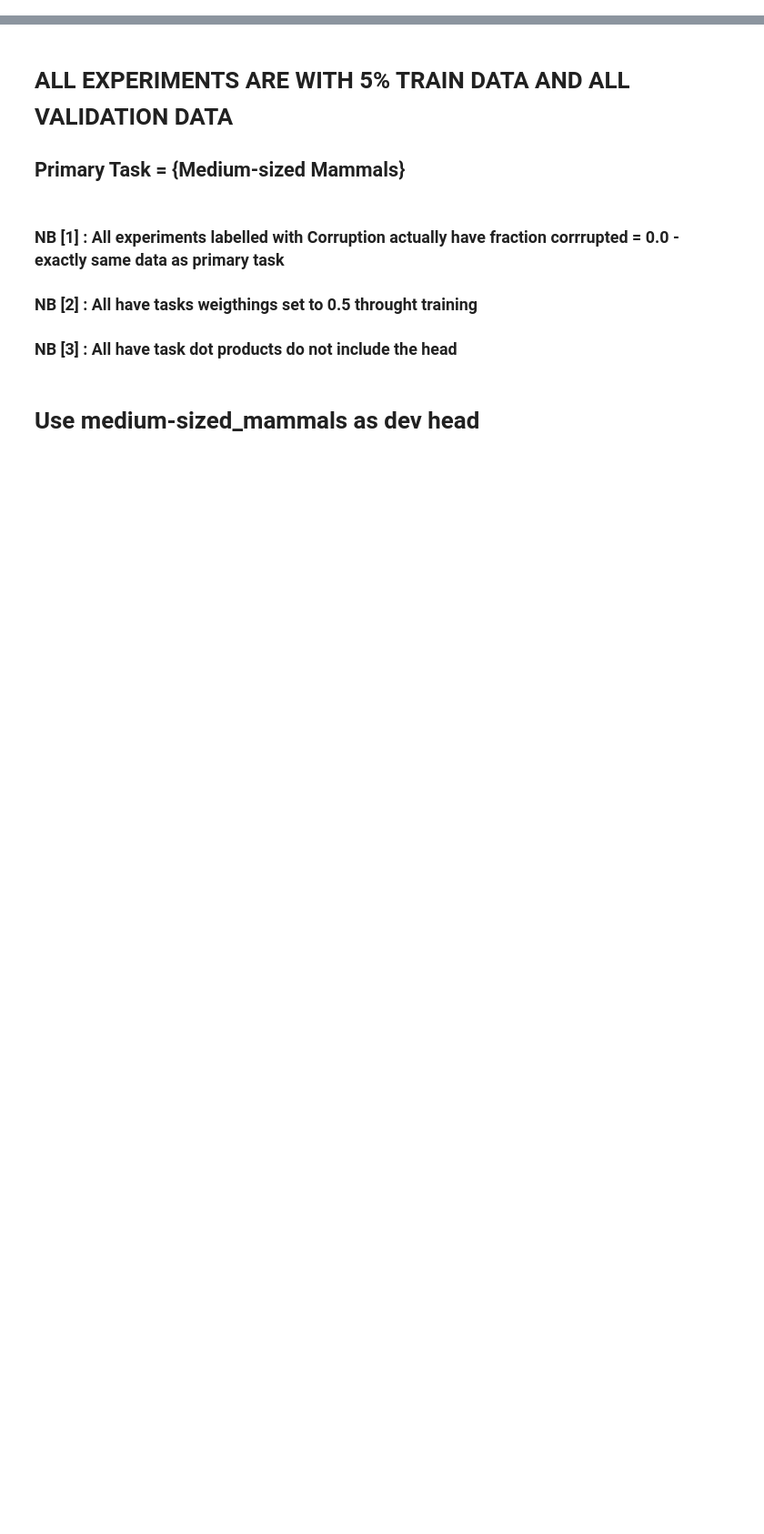
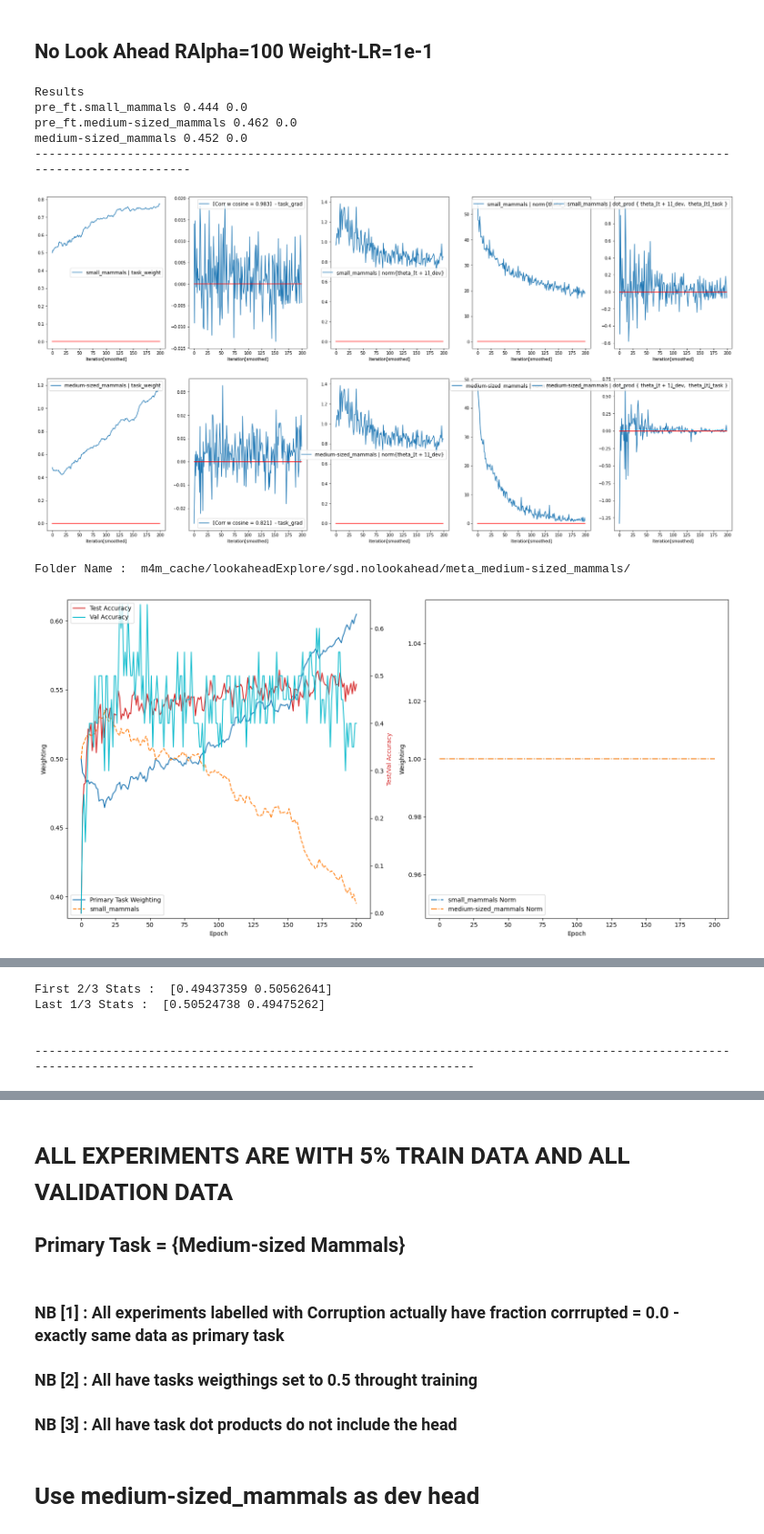
Before and after one commit to ldery/metalearning-for-multitask-pretraining, a Jupyter notebook: small_data_explore.ipynb, the cells around one changed output, grey strips where cells are left out. Shown at 91% size. Drawn from its saved outputs; the diff is of its cells as text; code cells hidden in the pictures; blank space fills up the shorter version.

Commit message:
pushing the sgd lookahead exploration

```diff
--- a/small_data_explore.ipynb
+++ b/small_data_explore.ipynb
@@ -7,8 +11,27 @@ from utils import *
+# %% [markdown]
+## No Look Ahead RAlpha=100 Weight-LR=1e-1 ##
 # %%
-# large_lr = 'm4m_cache/tests/best_perf_sofar/meta_medium-sized_mammals/0/weight_stats.pkl'
-# _ = vis_file(large_lr, smooth_factor=10)
+fname = 'm4m_cache/lookaheadExplore/sgd.nolookahead/results.pkl'
+data = pkl.load(open(fname, 'rb'))
+print('Results')
+for k, v in data.items():
+    v = np.array(v)
+    print(k, v.mean(), v.std())
+print('--'*60)
+fname = 'm4m_cache/lookaheadExplore/sgd.nolookahead/meta_medium-sized_mammals/0/weight_stats.pkl'
+vis_data = vis_file(fname, smooth_factor=10)
+
 
 # print('--'*60)
 
-# fldrs = glob('m4m_cache/tests/best_perf_sofar/meta_medium-sized_mammals/')
-# display_fldr(fldrs[0], inner_key='0')
+fldrs = glob('m4m_cache/lookaheadExplore/sgd.nolookahead/meta_medium-sized_mammals/')
+display_fldr(fldrs[0], inner_key='0')
+# %% [output]
+Results
+pre_ft.small_mammals 0.444 0.0
+pre_ft.medium-sized_mammals 0.462 0.0
+medium-sized_mammals 0.452 0.0
+------------------------------------------------------------------------------------------------------------------------
+[figure, added]
+Folder Name :  m4m_cache/lookaheadExplore/sgd.nolookahead/meta_medium-sized_mammals/
+[figure, added]
@@ -14,0 +39,5 @@ from utils import *
+First 2/3 Stats :  [0.49437359 0.50562641]
+Last 1/3 Stats :  [0.50524738 0.49475262]
+
+
+----------------------------------------------------------------------------------------------------------------------------------------------------------------
```
Also changed, not shown: parts of 12 cells of this notebook, 2 other files.
